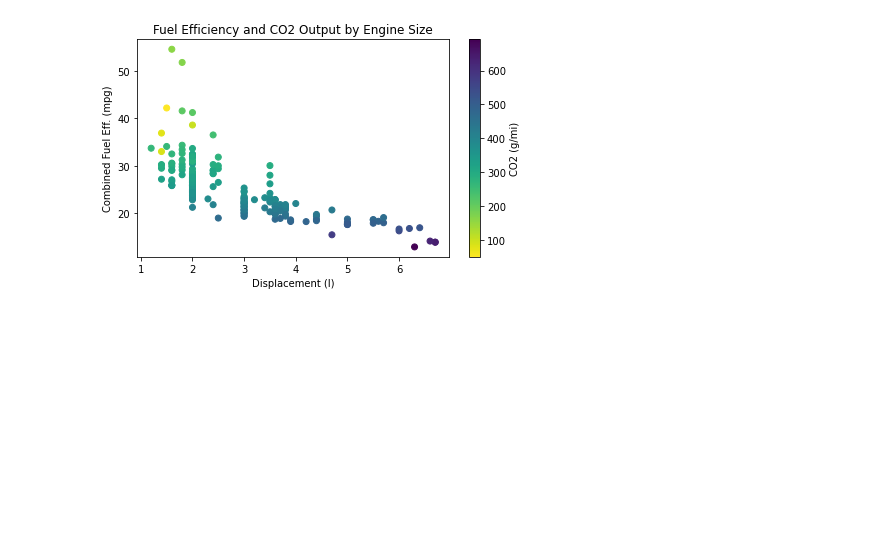
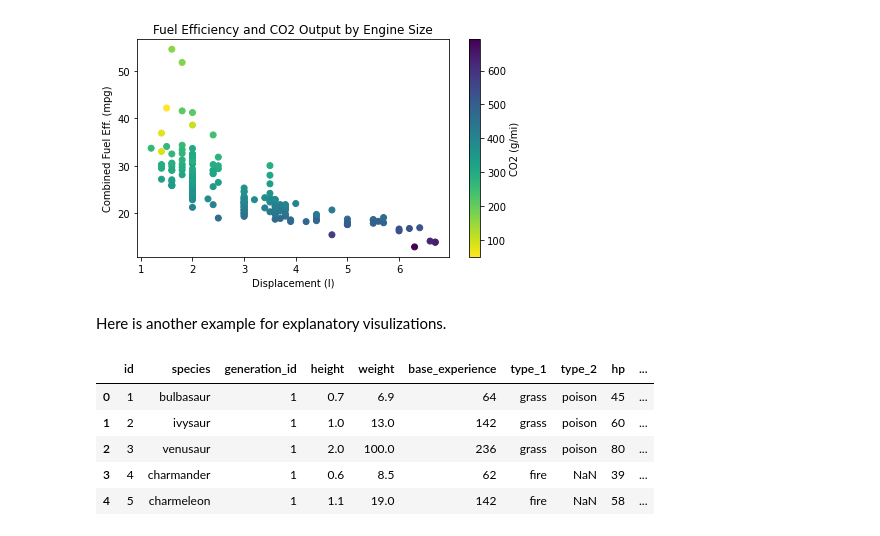
Before and after one commit to jackycwwang/data_visualization, a Jupyter notebook: 5. explanatory_visualizations.ipynb, the cells around one changed output. Saved outputs shown, nothing was run; the diff lists cells and outputs as text; code cells hidden in the pictures; blank space fills up the shorter version.

```diff
--- a/5. explanatory_visualizations.ipynb
+++ b/5. explanatory_visualizations.ipynb
@@ -50,3 +50,15 @@ plt.ylabel('Combined Fuel Eff. (mpg)')
 plt.colorbar(label = 'CO2 (g/mi)');
 # %% [output]
 [figure]
+# %% [markdown]
+Here is another example for explanatory visulizations.
+# %%
+pokemon = pd.read_csv('pokemon.csv')
+pokemon.head()
+# %% [output]
+|  | id | species | generation_id | height | weight | base_experience | type_1 | type_2 | hp | ... |
+| 0 | 1 | bulbasaur | 1 | 0.7 | 6.9 | 64 | grass | poison | 45 | ... |
+| 1 | 2 | ivysaur | 1 | 1.0 | 13.0 | 142 | grass | poison | 60 | ... |
+| 2 | 3 | venusaur | 1 | 2.0 | 100.0 | 236 | grass | poison | 80 | ... |
+| 3 | 4 | charmander | 1 | 0.6 | 8.5 | 62 | fire | NaN | 39 | ... |
+| 4 | 5 | charmeleon | 1 | 1.1 | 19.0 | 142 | fire | NaN | 58 | ... |
```
Also changed, not shown: parts of 2 cells of this notebook, 2 other files.
